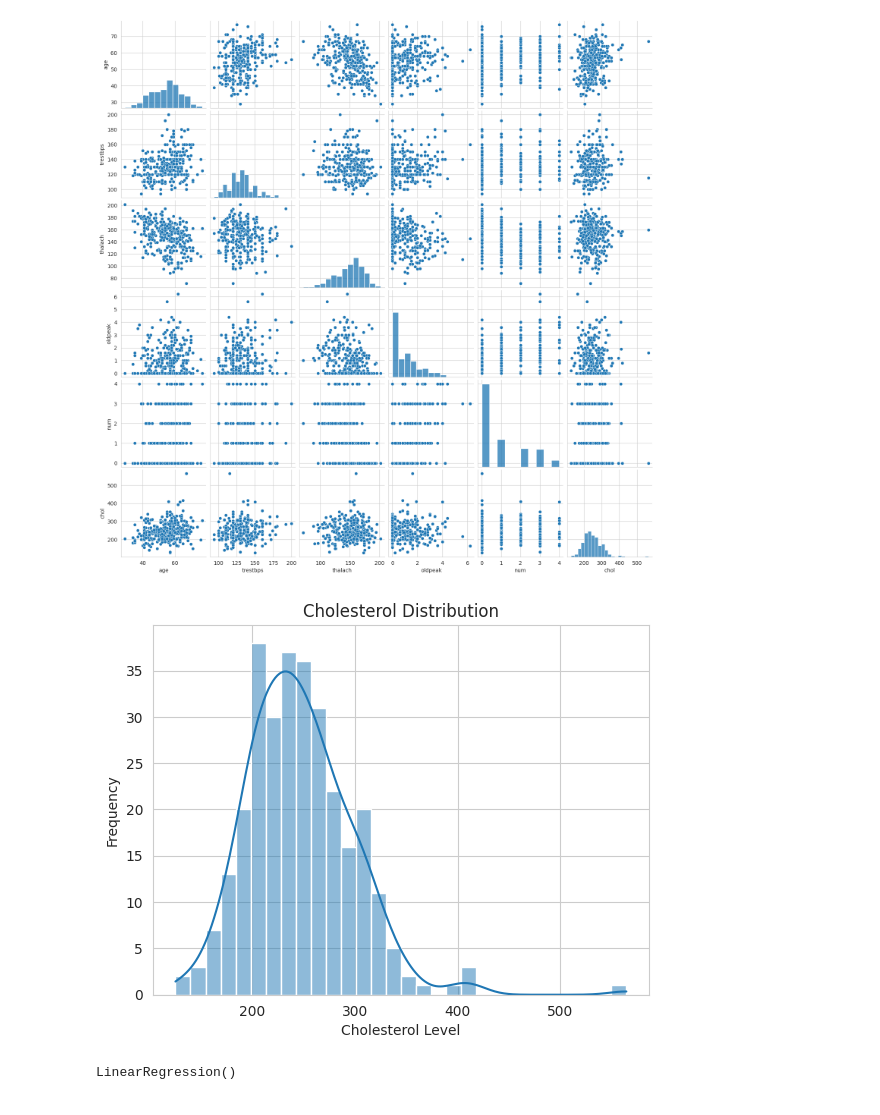
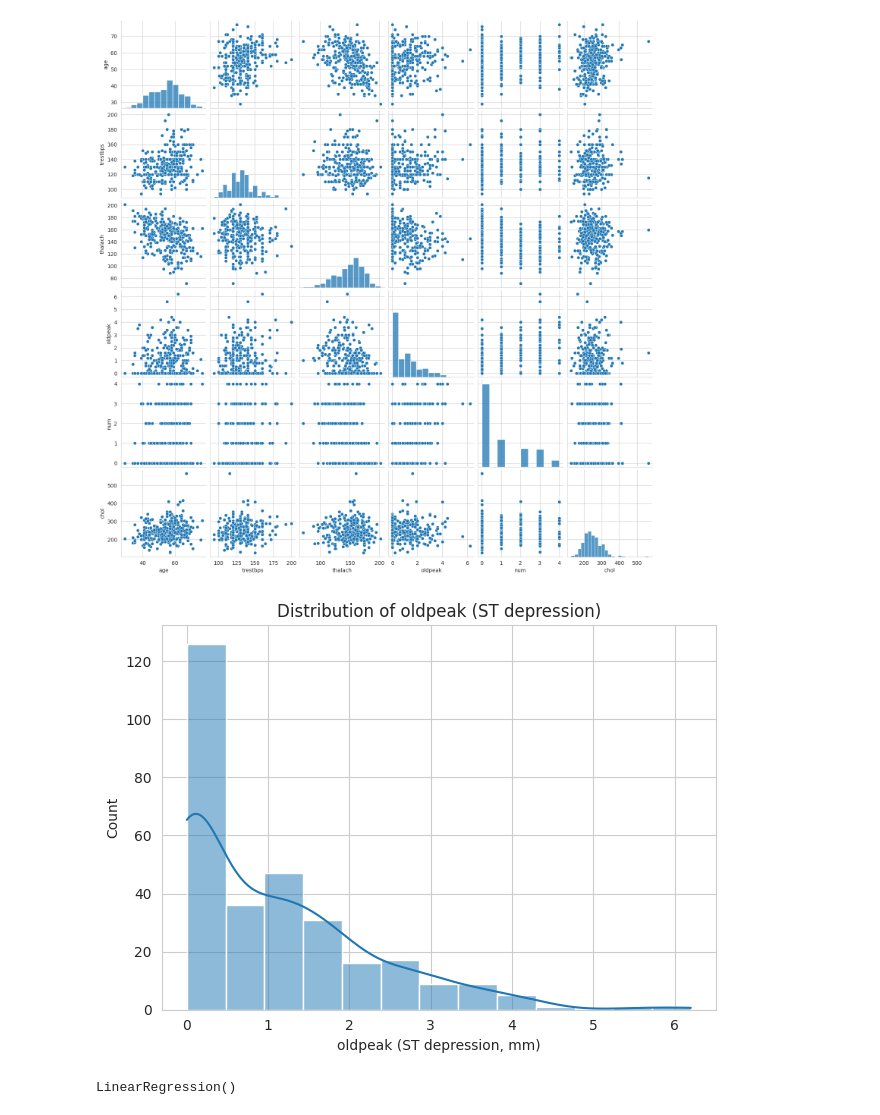
Before and after one commit to skaarfundgandr/Machine_Learning, a Jupyter notebook: Projects/Cholesterol/Cholesterol.ipynb, the cells around one changed output. Cells and saved outputs as stored; diff of their text form; code cells hidden in the pictures.

Commit message:
Changes on Cholesterol

```diff
--- a/Projects/Cholesterol/Cholesterol.ipynb
+++ b/Projects/Cholesterol/Cholesterol.ipynb
@@ -131,13 +131,14 @@ sns.pairplot(df)
 <seaborn.axisgrid.PairGrid at 0x...>
 [figure]
 # %%
-sns.histplot(df['chol'], bins=30, kde=True)
-plt.title('Cholesterol Distribution')
-plt.xlabel('Cholesterol Level')
-plt.ylabel('Frequency')
+sns.histplot(df['oldpeak'], kde=True)
+plt.title('Distribution of oldpeak (ST depression)')
+plt.xlabel('oldpeak (ST depression, mm)')
+plt.ylabel('Count')
+plt.tight_layout()
 plt.show()
 # %% [output]
-[figure, old version]
+[figure, new version]
 # %%
 # Prepare features and target variable
 # Features
```
Also changed, not shown: parts of 1 cell of this notebook.
